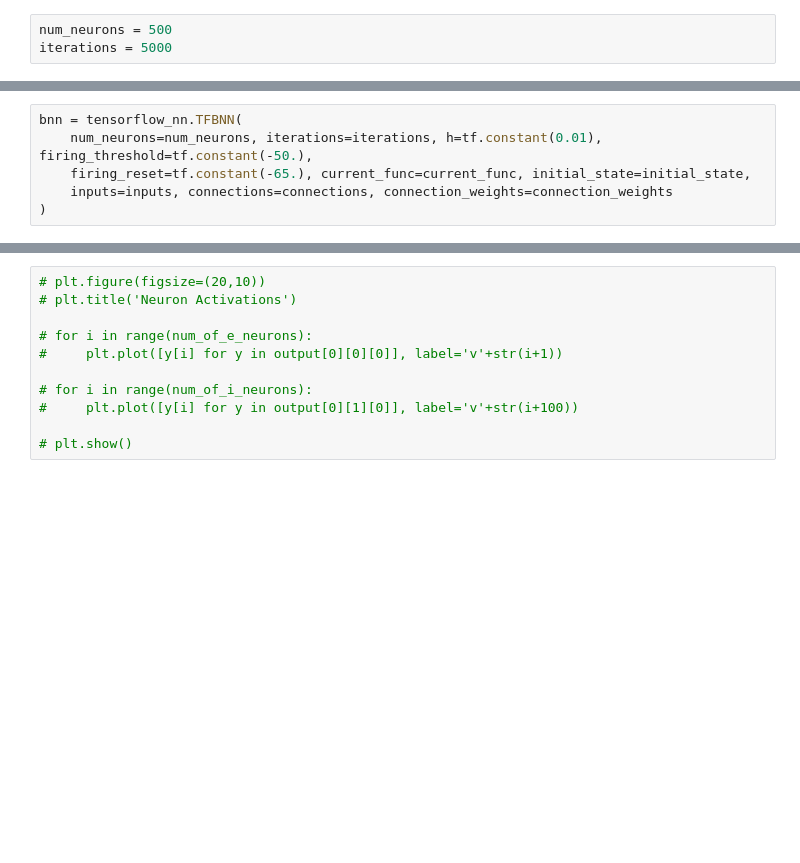
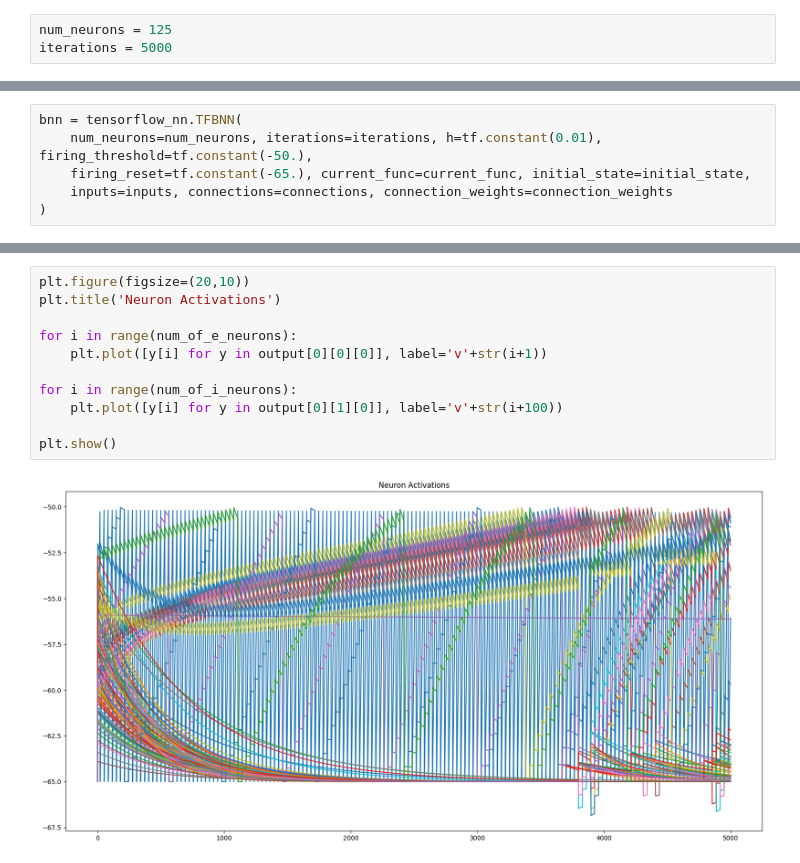
Before and after one commit to scnakandala/tensorflow-nn, a Jupyter notebook: reusable_module/leak_integrating_fire_neural_network_1.ipynb, the cells around one changed output, grey strips where cells are left out. Saved outputs shown, nothing was run; the diff lists cells and outputs as text; blank space fills up the shorter version.

```diff
--- a/reusable_module/leak_integrating_fire_neural_network_1.ipynb
+++ b/reusable_module/leak_integrating_fire_neural_network_1.ipynb
@@ -10,7 +10,7 @@ import tensorflow_nn
 # %%
 tf.reset_default_graph()
 # %%
-num_neurons = 500
+num_neurons = 125
 iterations = 5000
 # %% [markdown]
 ### Defining connections
@@ -185,11 +167,13 @@ Wall time: 5min 34s
 # %%
-# plt.figure(figsize=(20,10))
-# plt.title('Neuron Activations')
+plt.figure(figsize=(20,10))
+plt.title('Neuron Activations')
 
-# for i in range(num_of_e_neurons):
-#     plt.plot([y[i] for y in output[0][0][0]], label='v'+str(i+1))
+for i in range(num_of_e_neurons):
+    plt.plot([y[i] for y in output[0][0][0]], label='v'+str(i+1))
 
-# for i in range(num_of_i_neurons):
-#     plt.plot([y[i] for y in output[0][1][0]], label='v'+str(i+100))
+for i in range(num_of_i_neurons):
+    plt.plot([y[i] for y in output[0][1][0]], label='v'+str(i+100))
 
-# plt.show()
+plt.show()
+# %% [output]
+[figure, added]
```
Also changed, not shown: parts of 3 cells of this notebook, 3 other files.
